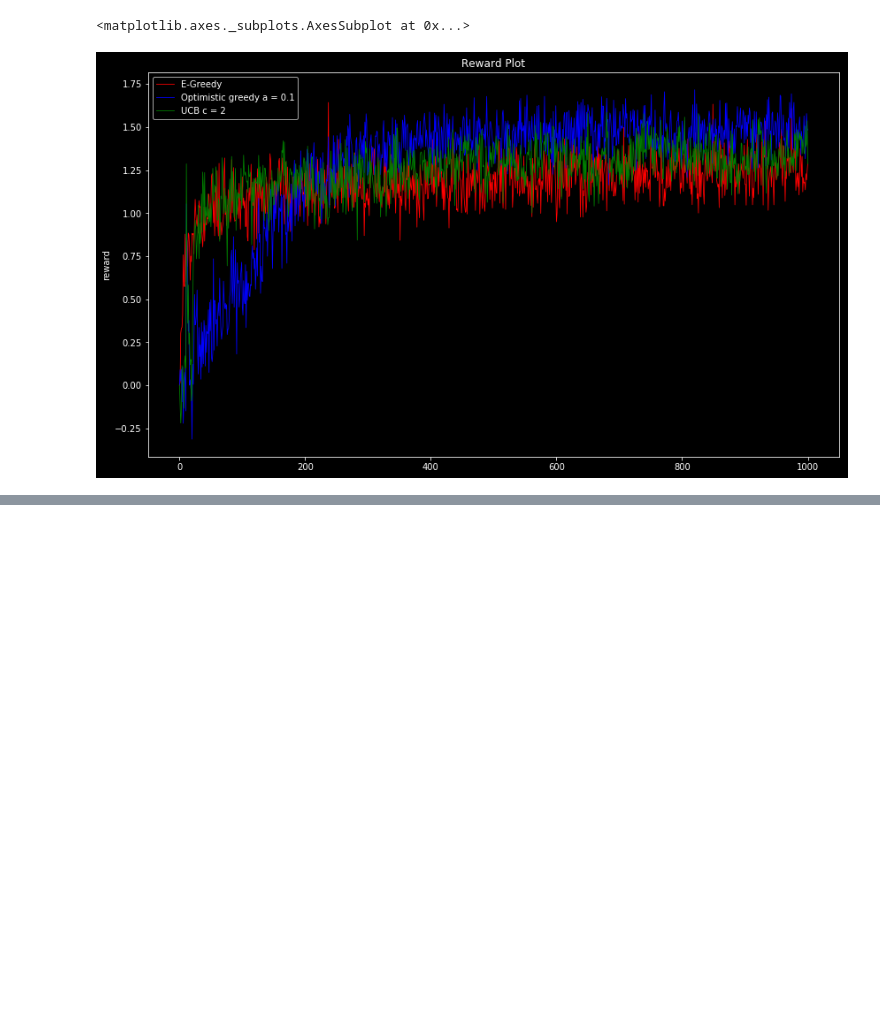
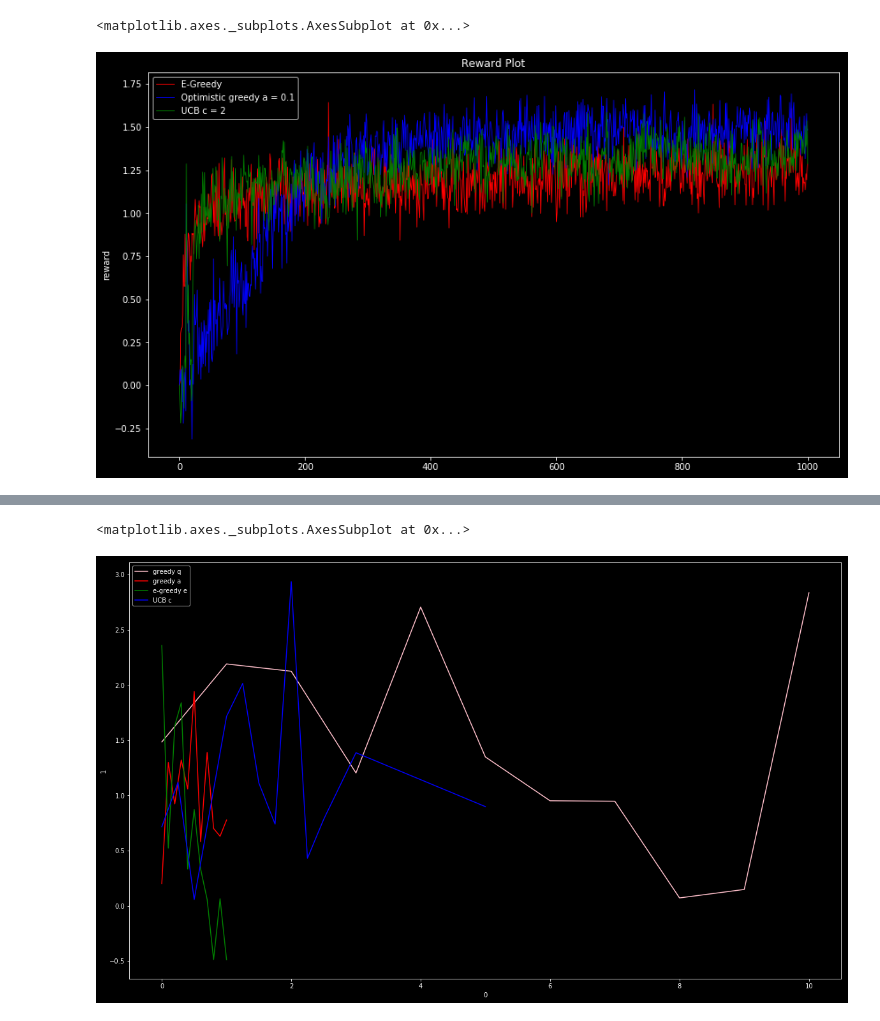
Before and after one commit to RPasch/MultiArmedBandit, a Jupyter notebook: MAB.ipynb, the cells around one changed output, grey strips where cells are left out. Drawn from its saved outputs; the diff is of its cells as text; code cells hidden in the pictures; blank space fills up the shorter version.

Commit message:
Summary Comparison Plot in progress

```diff
--- a/MAB.ipynb
+++ b/MAB.ipynb
@@ -45,7 +45,7 @@ class MAB:
         action_to_take = -1
         if method == 'greedy':
             if self.time == 0:
-                self.qgrid = [5 for i in range(10)]
+                self.qgrid = [self.q for i in range(10)]
             action_to_take = np.argmax(self.qgrid)
         if method =='egreedy':
             rand = random.randint(1,100)
@@ -76,7 +76,8 @@ class MAB:
         self.cumsum.append(self.cumsum[-1] + reward)
         self.time += 1
 
-    def run(self,iters,method,e,a,c=0):
+    def run(self,iters,method,e,a,c=0,q = 5):
+        self.q = q
         for i in range(iters):
             self.action(method ,e,a,c)
         self.df = pd.DataFrame(columns = ['cumsum','action','reward'])
@@ -132,0 +178,16 @@ sns.lineplot(y= ucb_greedy['reward'] , x = ucb_greedy.index,color = 'green',labe
+# %%
+c_summ = []
+reward = 0
+for c in [0,0.25,0.5,1,1.25,1.5,1.75,2,2.25,2.5,3,5]:
+    mab = MAB()
+    df = mab.run(iters = 1000, method = 'UCB',e =0.1,a = 0.1,q = 5,c = c)
+    c_summ.append([c,df.reward.mean()+reward])
+print(c_summ)
+
+a_summ_ucb = []
+reward = 0
+for a in [0,1,2,3,4,5,6,7,8,9,10]:
+    mab = MAB()
+    df = mab.run(iters = 1000, method = 'UCB',e = 0.1,a = a/10,q = 5)
+    a_summ_ucb.append([a/10,df.reward.mean()+reward])
+print(a_summ_ucb)
@@ -132,0 +197,9 @@ sns.lineplot(y= ucb_greedy['reward'] , x = ucb_greedy.index,color = 'green',labe
+# %%
+q_summ= pd.DataFrame(q_summ)
+a_summ= pd.DataFrame(a_summ)
+
+e_summ= pd.DataFrame(e_summ)
+a_summ_e= pd.DataFrame(a_summ_e)
+
+c_summ= pd.DataFrame(c_summ)
+a_summ_ucb= pd.DataFrame(a_summ_ucb)
@@ -132,0 +221,9 @@ sns.lineplot(y= ucb_greedy['reward'] , x = ucb_greedy.index,color = 'green',labe
+# %%
+plt.figure(figsize = (20,12))
+sns.lineplot(x = q_summ[0],y = q_summ[1],label = 'greedy q',color = 'pink')
+sns.lineplot(x = a_summ[0],y = a_summ[1],label = 'greedy a',color = 'red')
+sns.lineplot(x = e_summ[0],y = e_summ[1],label = 'e-greedy e',color = 'green')
+sns.lineplot(x = c_summ[0],y = c_summ[1],label = 'UCB c',color = 'blue')
+# %% [output]
+<matplotlib.axes._subplots.AxesSubplot at 0x...>
+[figure, added]
```
Also changed, not shown: parts of 7 cells of this notebook.
